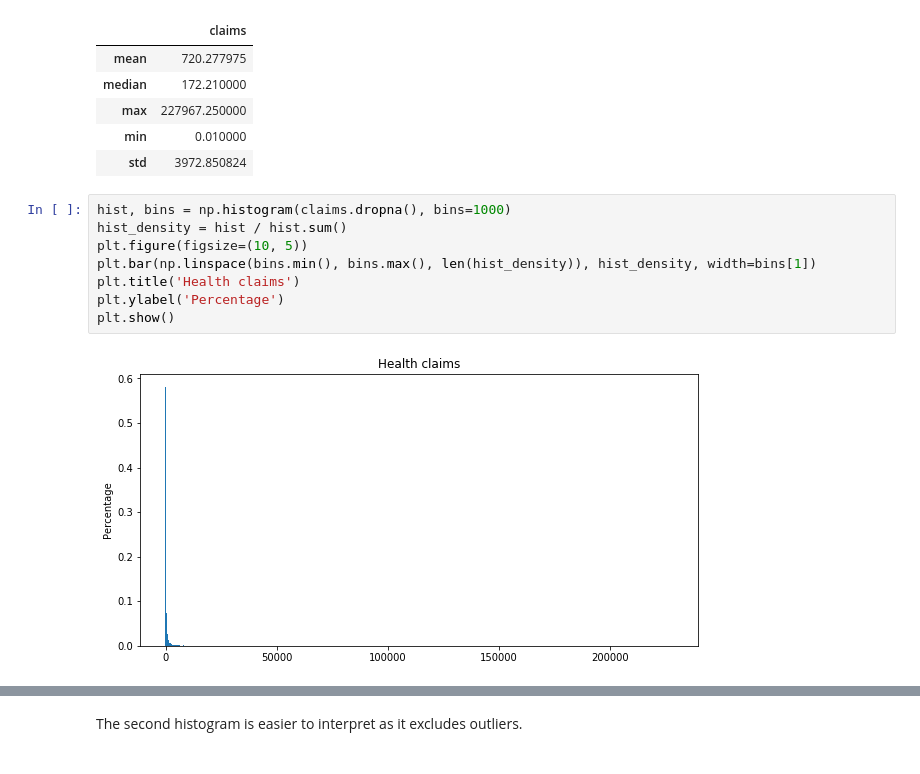
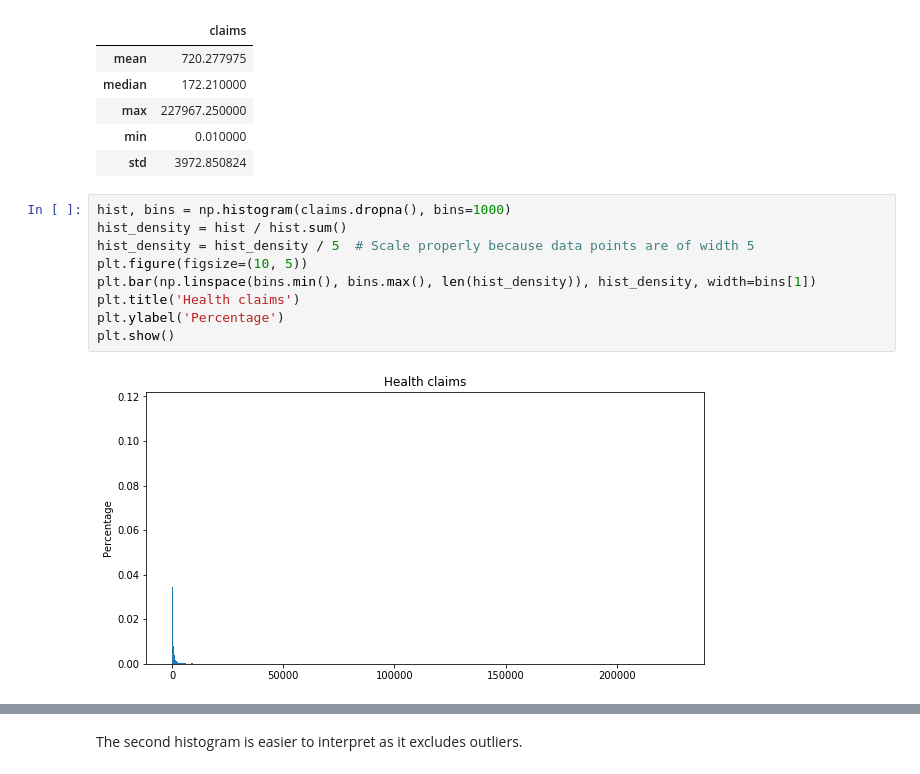
Before and after one commit to natashawatkins/BootCamp2018, a Jupyter notebook: Probsets/Econ/Probset5/max-likelihood.ipynb, the cells around one changed output, grey strips where cells are left out. Cells and saved outputs as stored; diff of their text form.

```diff
--- a/Probsets/Econ/Probset5/max-likelihood.ipynb
+++ b/Probsets/Econ/Probset5/max-likelihood.ipynb
@@ -32,13 +32,14 @@ claims.agg(['mean', 'median', 'max', 'min', 'std'])
 # %%
 hist, bins = np.histogram(claims.dropna(), bins=1000)
 hist_density = hist / hist.sum()
+hist_density = hist_density / 5  # Scale properly because data points are of width 5
 plt.figure(figsize=(10, 5))
 plt.bar(np.linspace(bins.min(), bins.max(), len(hist_density)), hist_density, width=bins[1])
 plt.title('Health claims')
 plt.ylabel('Percentage')
 plt.show()
 # %% [output]
-[figure, old version]
+[figure, new version]
 # %%
 hist_new, bins_new = np.histogram(claims[claims <= 800].dropna(), bins=100)
 hist_new = hist_new / hist.sum()
```
Also changed, not shown: parts of 4 cells of this notebook, 1 other file.
